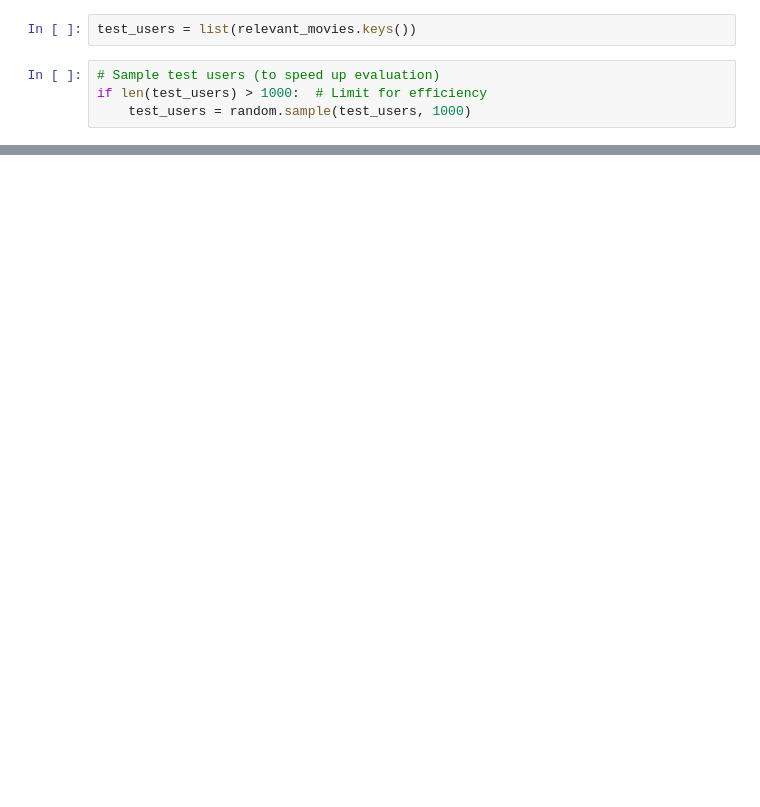
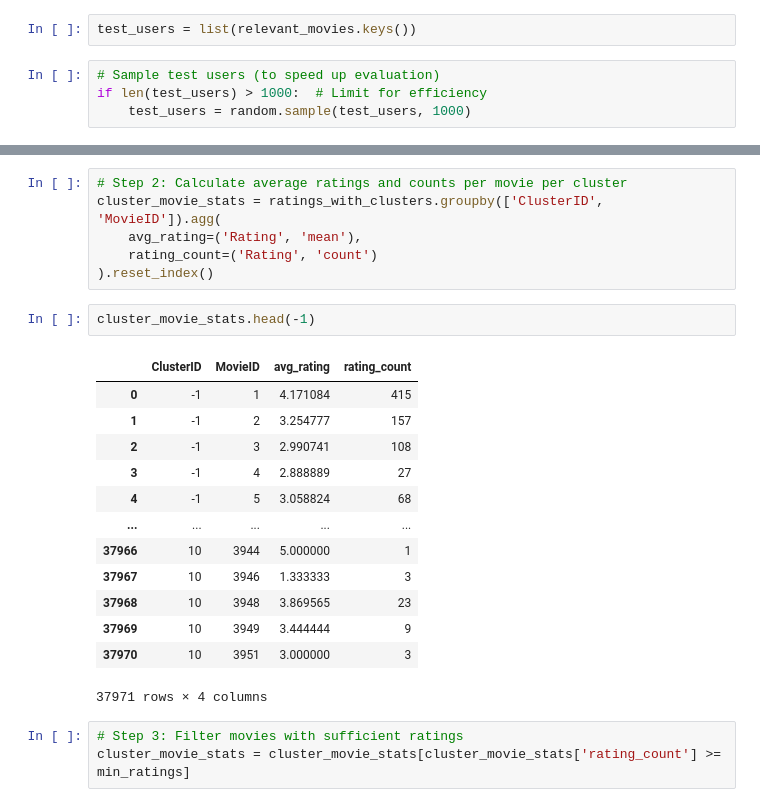
Before and after one commit to Cinemate-GP/Machine-Learning, a Jupyter notebook: main-recommender-module/hybrid_evaluation.ipynb, the cells around one changed output, grey strips where cells are left out. Drawn from its saved outputs; the diff is of its cells as text; blank space fills up the shorter version.

```diff
--- a/main-recommender-module/hybrid_evaluation.ipynb
+++ b/main-recommender-module/hybrid_evaluation.ipynb
@@ -95,0 +125,25 @@ Mean Precision@25: 0.04056
+# %%
+# Step 2: Calculate average ratings and counts per movie per cluster
+cluster_movie_stats = ratings_with_clusters.groupby(['ClusterID', 'MovieID']).agg(
+    avg_rating=('Rating', 'mean'),
+    rating_count=('Rating', 'count')
+).reset_index()
+# %%
+cluster_movie_stats.head(-1)
+# %% [output]
+|  | ClusterID | MovieID | avg_rating | rating_count |
+| 0 | -1 | 1 | 4.171084 | 415 |
+| 1 | -1 | 2 | 3.254777 | 157 |
+| 2 | -1 | 3 | 2.990741 | 108 |
+| 3 | -1 | 4 | 2.888889 | 27 |
+| 4 | -1 | 5 | 3.058824 | 68 |
+| ... | ... | ... | ... | ... |
+| 37966 | 10 | 3944 | 5.000000 | 1 |
+| 37967 | 10 | 3946 | 1.333333 | 3 |
+| 37968 | 10 | 3948 | 3.869565 | 23 |
+| 37969 | 10 | 3949 | 3.444444 | 9 |
+| 37970 | 10 | 3951 | 3.000000 | 3 |
+37971 rows × 4 columns
+# %%
+# Step 3: Filter movies with sufficient ratings
+cluster_movie_stats = cluster_movie_stats[cluster_movie_stats['rating_count'] >= min_ratings]
```
Also changed, not shown: parts of 34 cells of this notebook, 3 other files.
